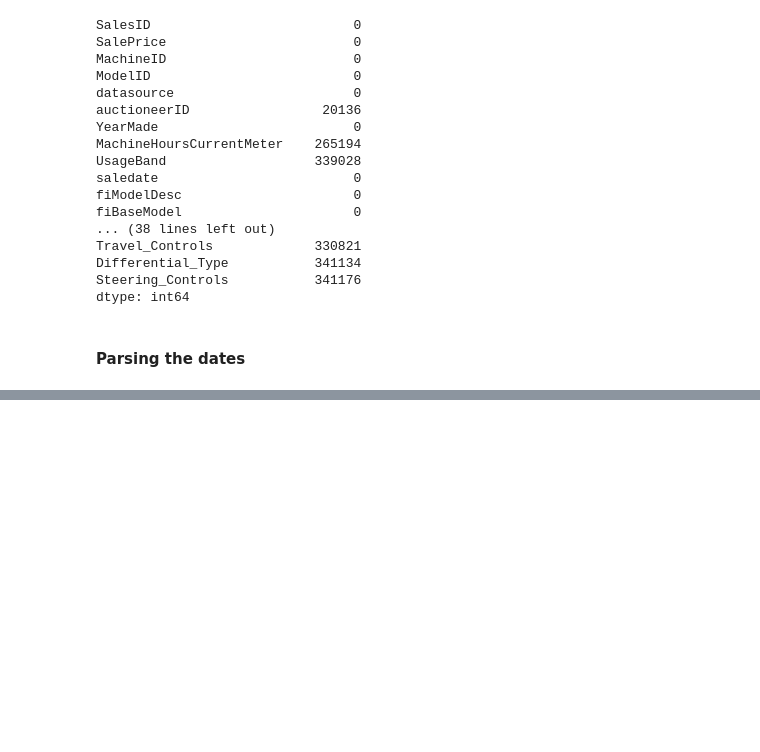
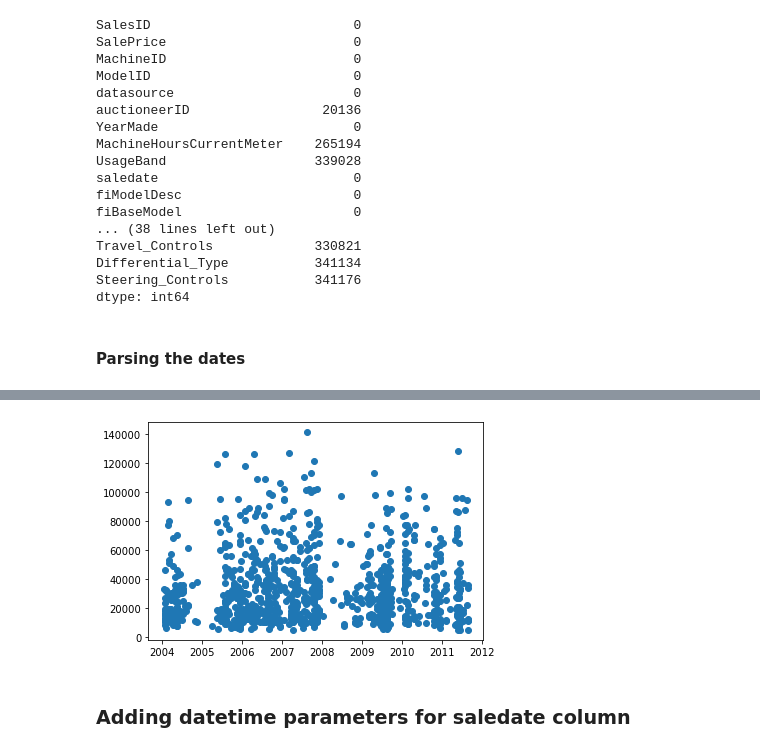
Before and after one commit to Tanishq-19/Bulldozer-price-predicting-model, a Jupyter notebook: Bulldozer-Price-Prediction-Using-Machine-Learning.ipynb, the cells around one changed output, grey strips where cells are left out. Cells and saved outputs as stored; diff of their text form; code cells hidden in the pictures; blank space fills up the shorter version.

```diff
--- a/Bulldozer-Price-Prediction-Using-Machine-Learning.ipynb
+++ b/Bulldozer-Price-Prediction-Using-Machine-Learning.ipynb
@@ -117,0 +134,6 @@ dtype('<M8[ns]')
+# %%
+# Plot to check the date trends
+fig, ax = plt.subplots()
+ax.scatter(df["saledate"][:1000], df["SalePrice"][:1000]);
+# %% [output]
+[figure, added]
@@ -117,0 +143,2 @@ dtype('<M8[ns]')
+# %% [markdown]
+### Adding datetime parameters for saledate column
```
Also changed, not shown: parts of 31 cells of this notebook.
